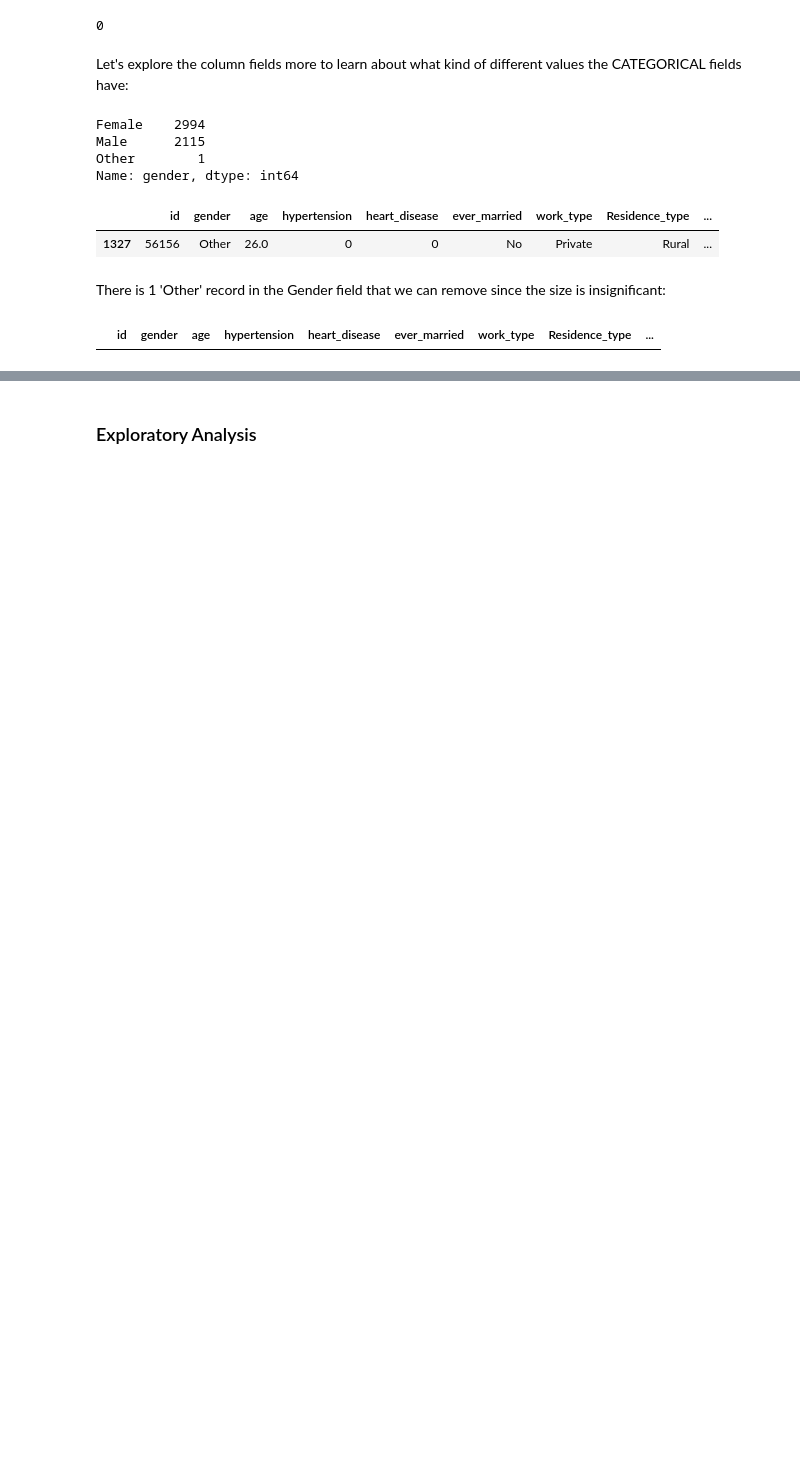
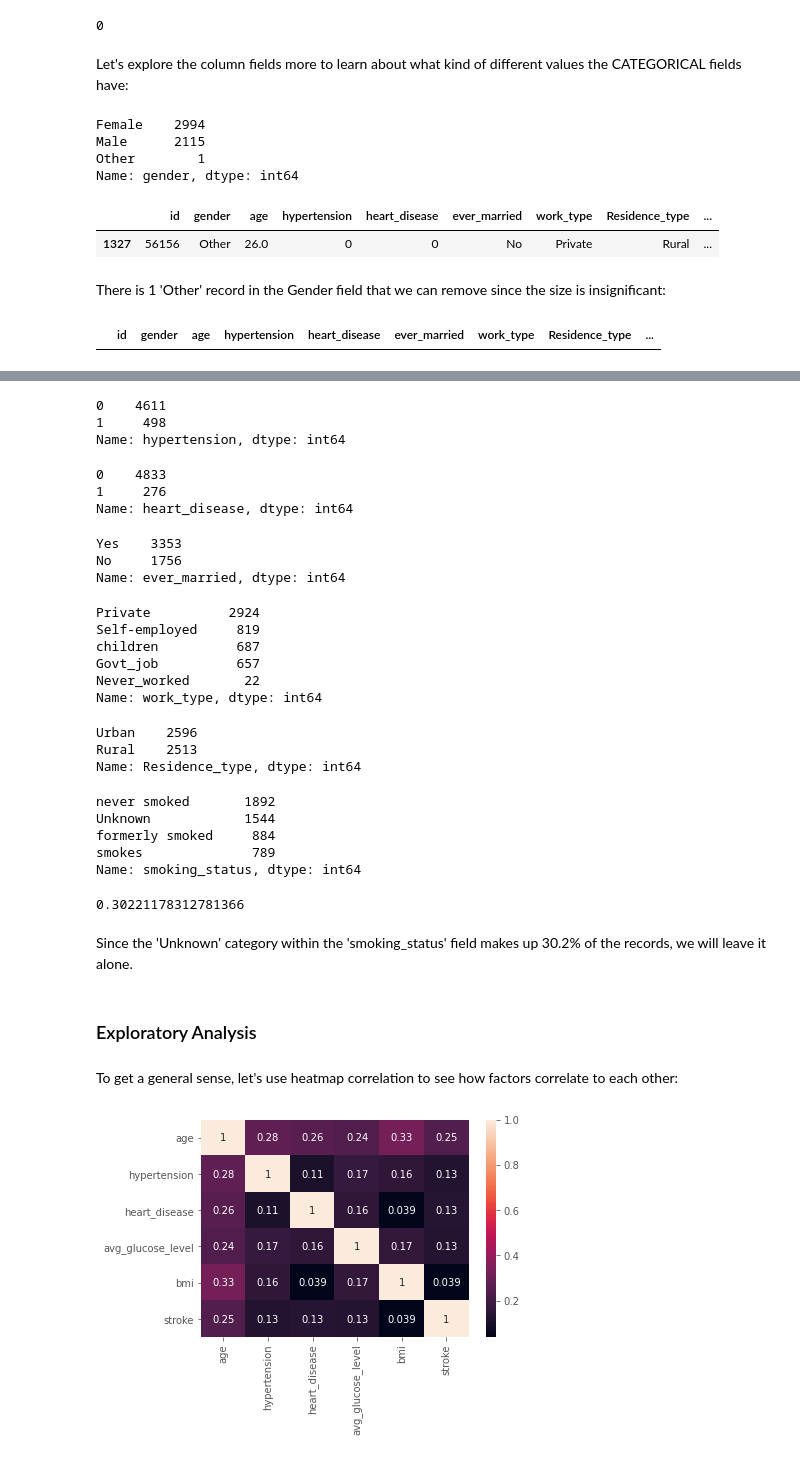
Before and after one commit to AugiBold/Stroke-Prediction-EDA-Python, a Jupyter notebook: Stroke Prediction EDA.ipynb, the cells around one changed output, grey strips where cells are left out. Saved outputs shown, nothing was run; the diff lists cells and outputs as text; code cells hidden in the pictures; blank space fills up the shorter version.

Commit message:
added attributes information and heatmap

```diff
--- a/Stroke Prediction EDA.ipynb
+++ b/Stroke Prediction EDA.ipynb
@@ -175,0 +179,3 @@ df[df['gender']== 'Other']
+# %%
+df.drop(['id'], axis=1, inplace = True)
+df.head()
@@ -176,2 +193,56 @@ df[df['gender']== 'Other']
+# %%
+df['hypertension'].value_counts()
+# %% [output]
+0    4611
+1     498
+Name: hypertension, dtype: int64
+# %%
+df['heart_disease'].value_counts()
+# %% [output]
+0    4833
+1     276
+Name: heart_disease, dtype: int64
+# %%
+df['ever_married'].value_counts()
+# %% [output]
+Yes    3353
+No     1756
+Name: ever_married, dtype: int64
+# %%
+df['work_type'].value_counts()
+# %% [output]
+Private          2924
+Self-employed     819
+children          687
+Govt_job          657
+Never_worked       22
+Name: work_type, dtype: int64
+# %%
+df['Residence_type'].value_counts()
+# %% [output]
+Urban    2596
+Rural    2513
+Name: Residence_type, dtype: int64
+# %%
+df['smoking_status'].value_counts()
+# %% [output]
+never smoked       1892
+Unknown            1544
+formerly smoked     884
+smokes              789
+Name: smoking_status, dtype: int64
+# %%
+len(df[df['smoking_status']== 'Unknown'])/len(df)
+# %% [output]
+0.30221178312781366
+# %% [markdown]
+Since the 'Unknown' category within the 'smoking_status' field makes up 30.2% of the records, we will leave it alone.
 # %% [markdown]
 ### Exploratory Analysis
+# %% [markdown]
+To get a general sense, let's use heatmap correlation to see how factors correlate to each other:
+# %%
+sns.heatmap(df.corr(), annot = True)
+plt.show()
+# %% [output]
+[figure, added]
```
Also changed, not shown: parts of 4 cells of this notebook.
